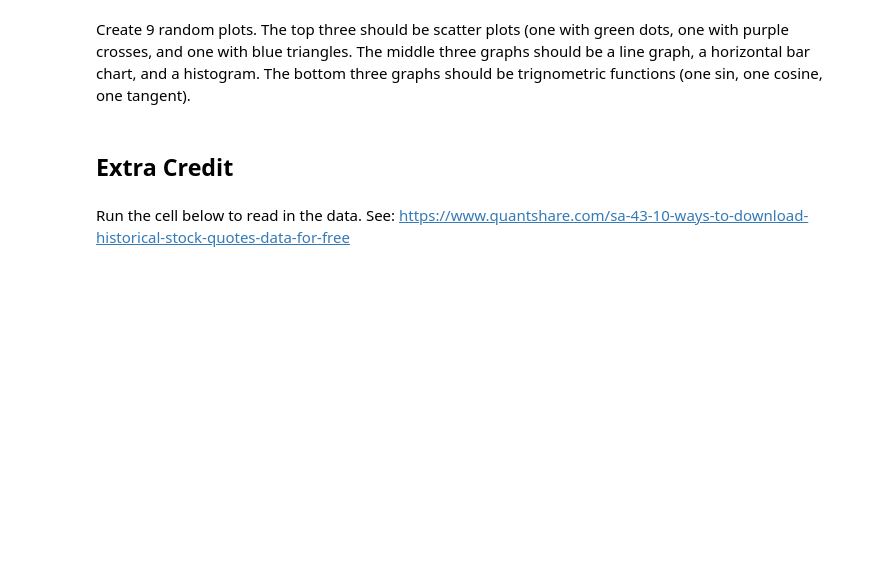
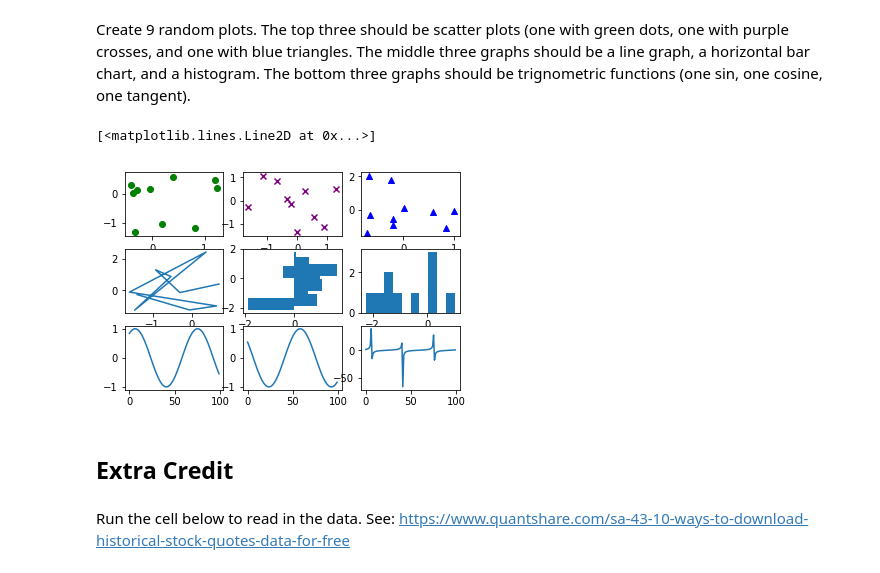
Before and after one commit to AshisGhosh/ashisghosh_data_x_s18, a Jupyter notebook: hw/hw1/Data-X HW1 Sp18.ipynb, the cells around one changed output. Cells and saved outputs as stored; diff of their text form; code cells hidden in the pictures; blank space fills up the shorter version.

```diff
--- a/hw/hw1/Data-X HW1 Sp18.ipynb
+++ b/hw/hw1/Data-X HW1 Sp18.ipynb
@@ -204,5 +621,19 @@ Create a bar chart representing the three flavors and their associated prices.
 # %% [markdown]
 Create 9 random plots. The top three should be scatter plots (one with green dots, one with purple crosses, and one with blue triangles. The middle three graphs should be a line graph, a horizontal bar chart, and a histogram. The bottom three graphs should be trignometric functions (one sin, one cosine, one tangent).
+# %%
+f, ax = plt.subplots(nrows=3,ncols=3)
+ax[0,0].scatter(np.random.randn(10),np.random.randn(10), color='green')
+ax[0,1].scatter(np.random.randn(10),np.random.randn(10), color='purple',marker="x" )
+ax[0,2].scatter(np.random.randn(10),np.random.randn(10), color='blue',marker="^" )
+ax[1,0].plot(np.random.randn(10),np.random.randn(10))
+ax[1,1].barh(np.random.randn(10),np.random.randn(10))
+ax[1,2].hist(np.random.randn(10))
+ax[2,0].plot(np.sin(np.linspace(1,10,100)))
+ax[2,1].plot(np.cos(np.linspace(1,10,100)))
+ax[2,2].plot(np.tan(np.linspace(1,10,100)))
+# %% [output]
+[<matplotlib.lines.Line2D at 0x...>]
+[figure, added]
 # %% [markdown]
 ## Extra Credit
 # %% [markdown]
```
Also changed, not shown: parts of 46 cells of this notebook.
